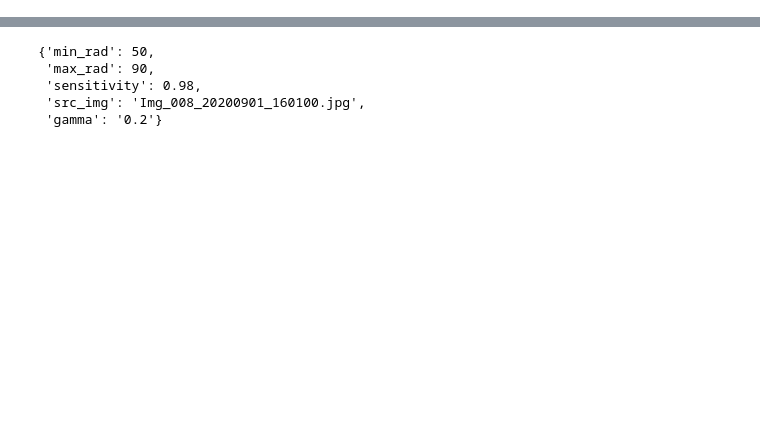
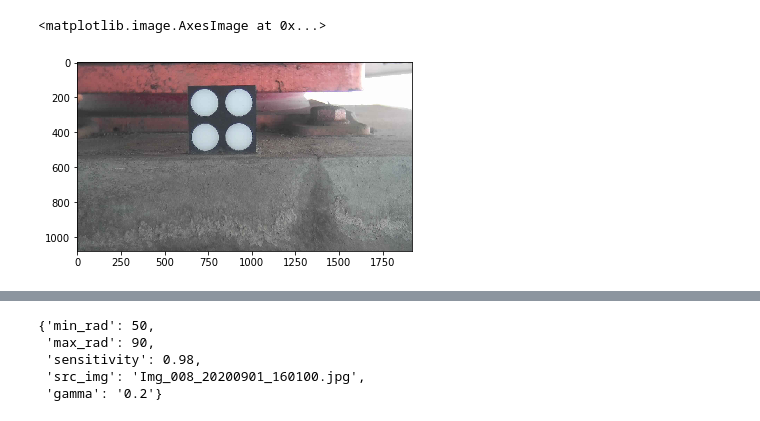
Before and after one commit to StringBottle/brg-shoe-disp-monit, a Jupyter notebook: disp_measure_demo.ipynb, the cells around one changed output, grey strips where cells are left out. Saved outputs shown, nothing was run; the diff lists cells and outputs as text; code cells hidden in the pictures; blank space fills up the shorter version.

```diff
--- a/disp_measure_demo.ipynb
+++ b/disp_measure_demo.ipynb
@@ -25,3 +25,9 @@ with open('params.json') as param_config_json :
     param_config = json.load(param_config_json)
 
 params = param_config[sensor_num]
+# %%
+src_img = imread('/home/sss/Desktop/Img_050_20200910_140100.jpg')
+plt.imshow(src_img)
+# %% [output]
+<matplotlib.image.AxesImage at 0x...>
+[figure, added]
```
Also changed, not shown: parts of 3 cells of this notebook.
